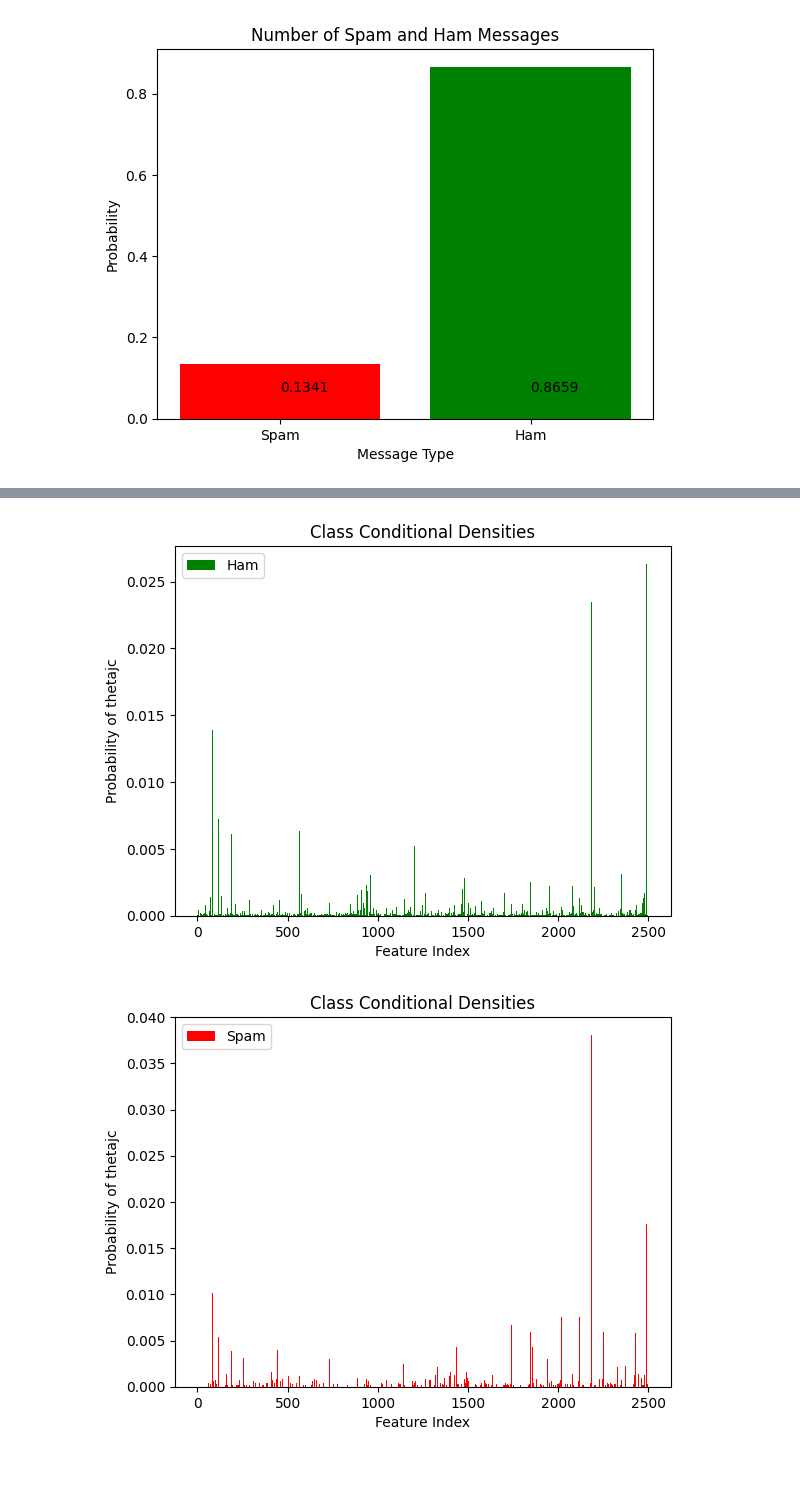
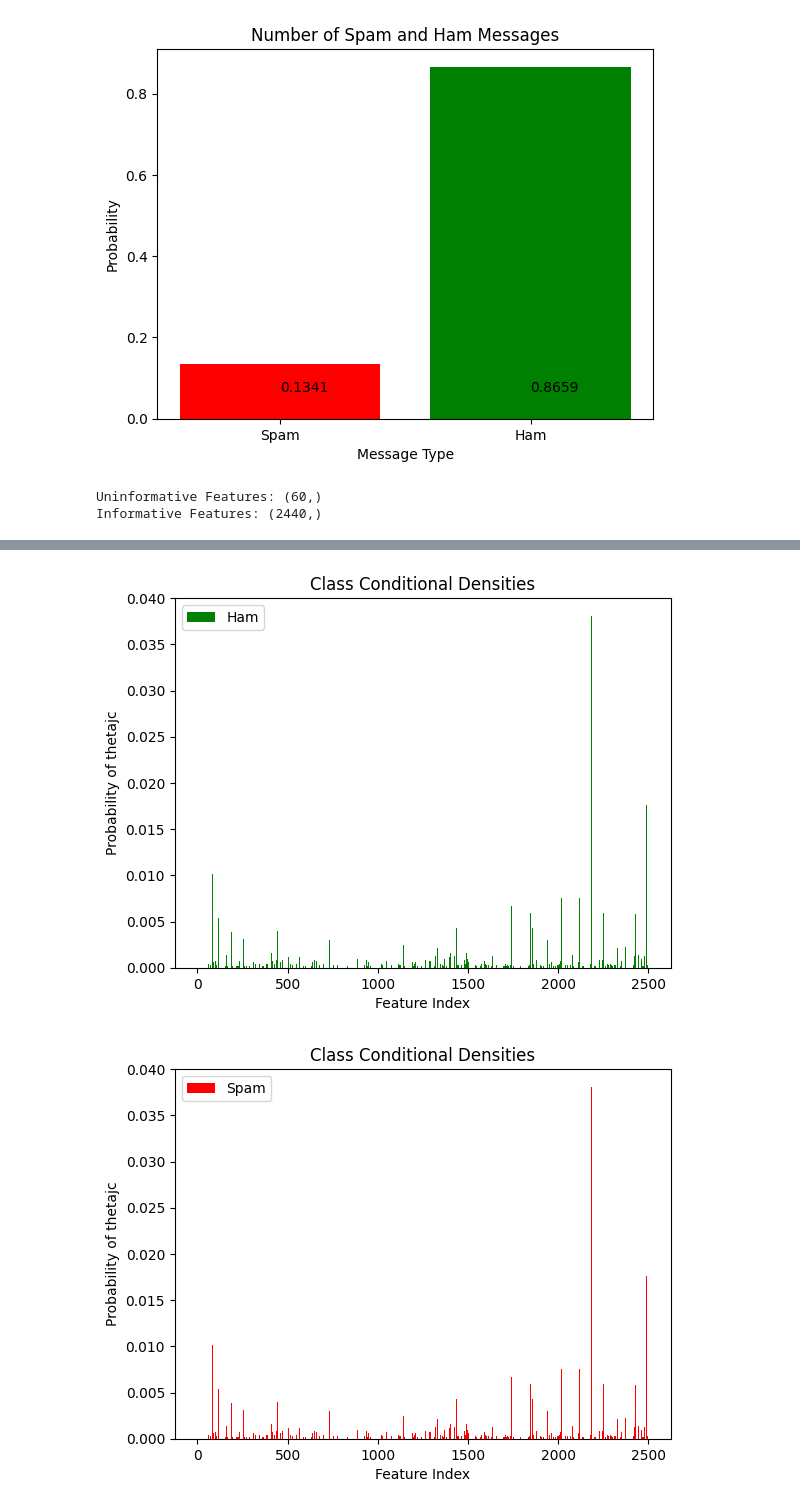
Before and after one commit to A-M-Alizadeh/Statistical-Labs, a Jupyter notebook: Stat Labs/Lab2_v6/Lab2_v6.ipynb, the cells around one changed output, grey strips where cells are left out. Drawn from its saved outputs; the diff is of its cells as text; code cells hidden in the pictures; blank space fills up the shorter version.

```diff
--- a/Stat Labs/Lab2_v6/Lab2_v6.ipynb
+++ b/Stat Labs/Lab2_v6/Lab2_v6.ipynb
@@ -336,8 +444,14 @@ Njc_class1 = [np.sum(X_train[y_train == 1][:, i]) for i in range(X_train.shape[1
 theta_class0 = np.array(Njc_class0) / np.sum(Njc_class0)
 theta_class1 = np.array(Njc_class1) / np.sum(Njc_class1)
 # %%
+#uninformative features are those that have zero probability in both classes and informative features are those that have non-zero probability in at least one class
 uninformative_features = np.where((theta_class0 == 0) & (theta_class1 == 0))[0] #where both classes have zero probability
+print('Uninformative Features:', uninformative_features.shape)
 informative_features = np.where((theta_class0 != 0) | (theta_class1 != 0))[0] #where at least one class has non-zero probability
+print('Informative Features:', informative_features.shape)
+# %% [output]
+Uninformative Features: (60,)
+Informative Features: (2440,)
 # %%
 print('Number of Uninformative Features:', len(uninformative_features))
 print('Uninformative Features:', uninformative_features)
@@ -367,16 +481,16 @@ Theta Class 1: [3.55467084e-05 1.42186833e-04 3.55467084e-05 ... 1.42186833e-04
 # %%
 #Display the class-conditional densities θjc1 and θjc2.
 #Use the function plt.bar() to plot the bar plot of the class conditional densities for the first 10 features
 #Write the value inside the bars
 # plt.bar(range(len(theta_class0)), theta_class0, color='red', label='Spam', width=1)
-plt.bar(range(len(theta_class1)), theta_class1, color='green', label='Ham', width=1)
+plt.bar(range(len(theta_class1)), theta_class0, color='green', label='Ham', width=1)#put Njc_class0 to see the number of occurences
 plt.xlabel('Feature Index')
 plt.ylabel('Probability of thetajc')
 plt.title('Class Conditional Densities')
 plt.legend()
 plt.show()
 # %% [output]
-[figure, old version]
+[figure, new version]
 # %%
 plt.bar(range(len(theta_class0)), theta_class0, color='red', label='Spam', width=1)
 # plt.bar(range(len(theta_class1)), theta_class1, color='green', label='Ham', width=1)
```
Also changed, not shown: parts of 18 cells of this notebook, 1 other file.
